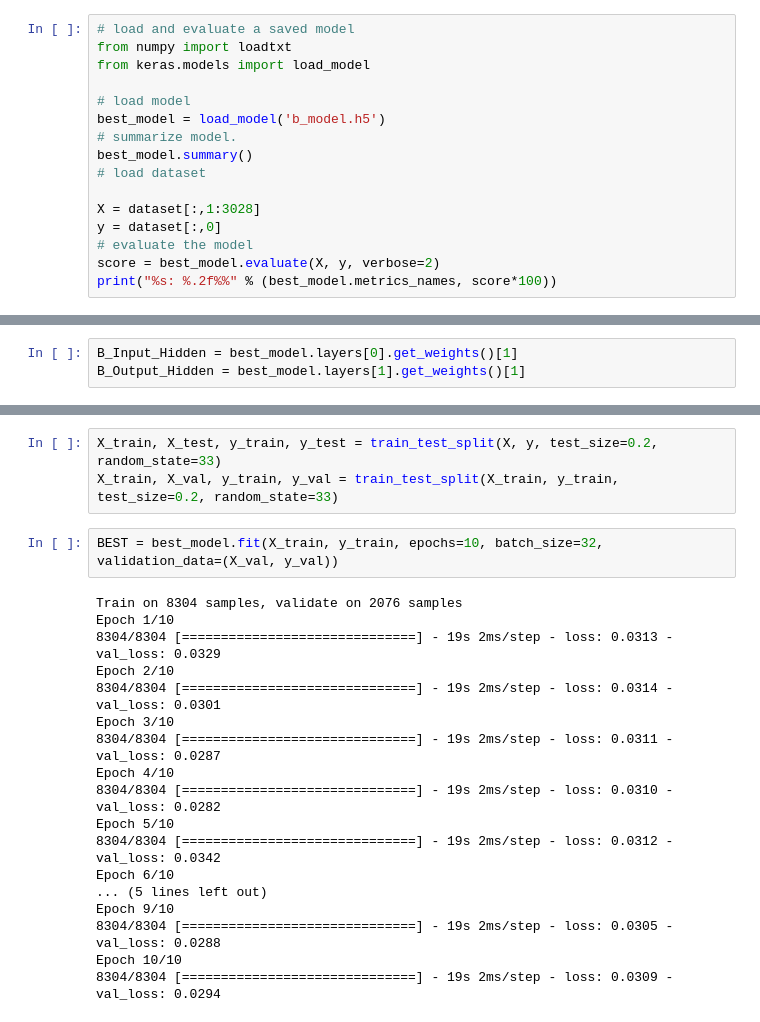
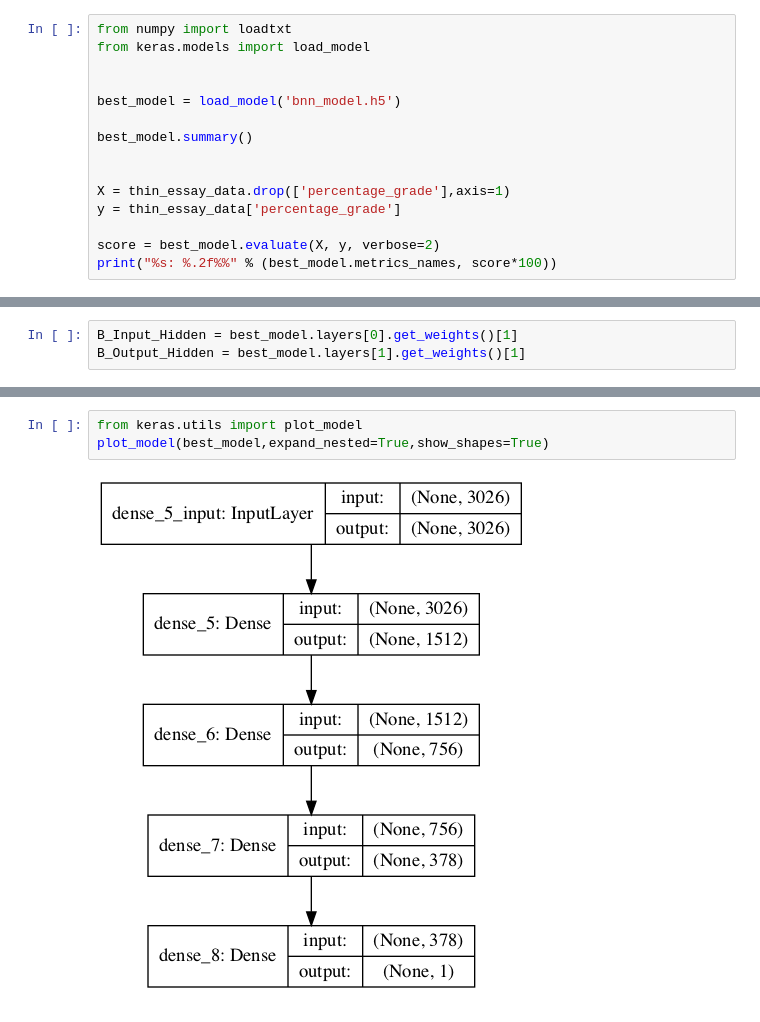
Before and after one commit to pek82/Essay-Grading-Project, a Jupyter notebook: EssayProject.ipynb, the cells around one changed output, grey strips where cells are left out. Drawn from its saved outputs; the diff is of its cells as text.

```diff
--- a/EssayProject.ipynb
+++ b/EssayProject.ipynb
@@ -1304,17 +931,16 @@ dense_20 (378, 1)
 # %%
-# load and evaluate a saved model
 from numpy import loadtxt
 from keras.models import load_model
 
-# load model
-best_model = load_model('b_model.h5')
-# summarize model.
+
+best_model = load_model('bnn_model.h5')
+
 best_model.summary()
-# load dataset
 
-X = dataset[:,1:3028]
-y = dataset[:,0]
-# evaluate the model
+
+X = thin_essay_data.drop(['percentage_grade'],axis=1)
+y = thin_essay_data['percentage_grade']
+
 score = best_model.evaluate(X, y, verbose=2)
 print("%s: %.2f%%" % (best_model.metrics_names, score*100))
 # %% [output]
@@ -1407,23 +992,5 @@ zstd                      1.3.7                h5bba6e5_0
-# %%
-X_train, X_test, y_train, y_test = train_test_split(X, y, test_size=0.2, random_state=33)
-X_train, X_val, y_train, y_val = train_test_split(X_train, y_train, test_size=0.2, random_state=33)
-# %%
-BEST = best_model.fit(X_train, y_train, epochs=10, batch_size=32, validation_data=(X_val, y_val))
-# %% [output]
-Train on 8304 samples, validate on 2076 samples
-Epoch 1/10
-8304/8304 [==============================] - 19s 2ms/step - loss: 0.0313 - val_loss: 0.0329
-Epoch 2/10
-8304/8304 [==============================] - 19s 2ms/step - loss: 0.0314 - val_loss: 0.0301
-Epoch 3/10
-8304/8304 [==============================] - 19s 2ms/step - loss: 0.0311 - val_loss: 0.0287
-Epoch 4/10
-8304/8304 [==============================] - 19s 2ms/step - loss: 0.0310 - val_loss: 0.0282
-Epoch 5/10
-8304/8304 [==============================] - 19s 2ms/step - loss: 0.0312 - val_loss: 0.0342
-Epoch 6/10
-... (5 lines left out)
-Epoch 9/10
-8304/8304 [==============================] - 19s 2ms/step - loss: 0.0305 - val_loss: 0.0288
-Epoch 10/10
-8304/8304 [==============================] - 19s 2ms/step - loss: 0.0309 - val_loss: 0.0294
+# %%
+from keras.utils import plot_model
+plot_model(best_model,expand_nested=True,show_shapes=True)
+# %% [output]
+[figure, added]
```
Also changed, not shown: parts of 100 cells of this notebook.
